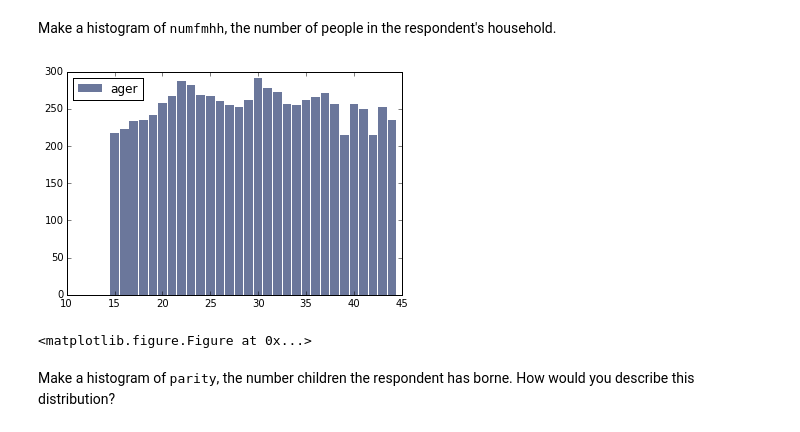
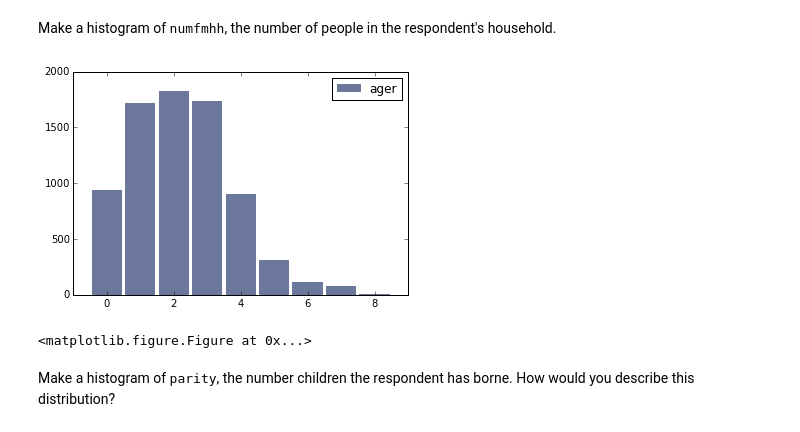
Before and after one commit to yunhsincynthiachen/ThinkStats2, a Jupyter notebook: code/chap02ex_cynthia.ipynb, the cells around one changed output. Drawn from its saved outputs; the diff is of its cells as text; code cells hidden in the pictures.

```diff
--- a/code/chap02ex_cynthia.ipynb
+++ b/code/chap02ex_cynthia.ipynb
@@ -27,10 +32,11 @@ hist2 = thinkstats2.Hist(resp.ager)
 # %% [markdown]
 Make a histogram of <tt>numfmhh</tt>, the number of people in the respondent's household.
 # %%
-thinkplot.Hist(hist2, label='ager')
+hist3 = thinkstats2.Hist(resp.numfmhh)
+thinkplot.Hist(hist3, label='ager')
 thinkplot.show()
 # %% [output]
-[figure, old version]
+[figure, new version]
 <matplotlib.figure.Figure at 0x...>
 # %% [markdown]
 Make a histogram of <tt>parity</tt>, the number children the respondent has borne.  How would you describe this distribution?
```
Also changed, not shown: parts of 1 cell of this notebook, 2 other files.
